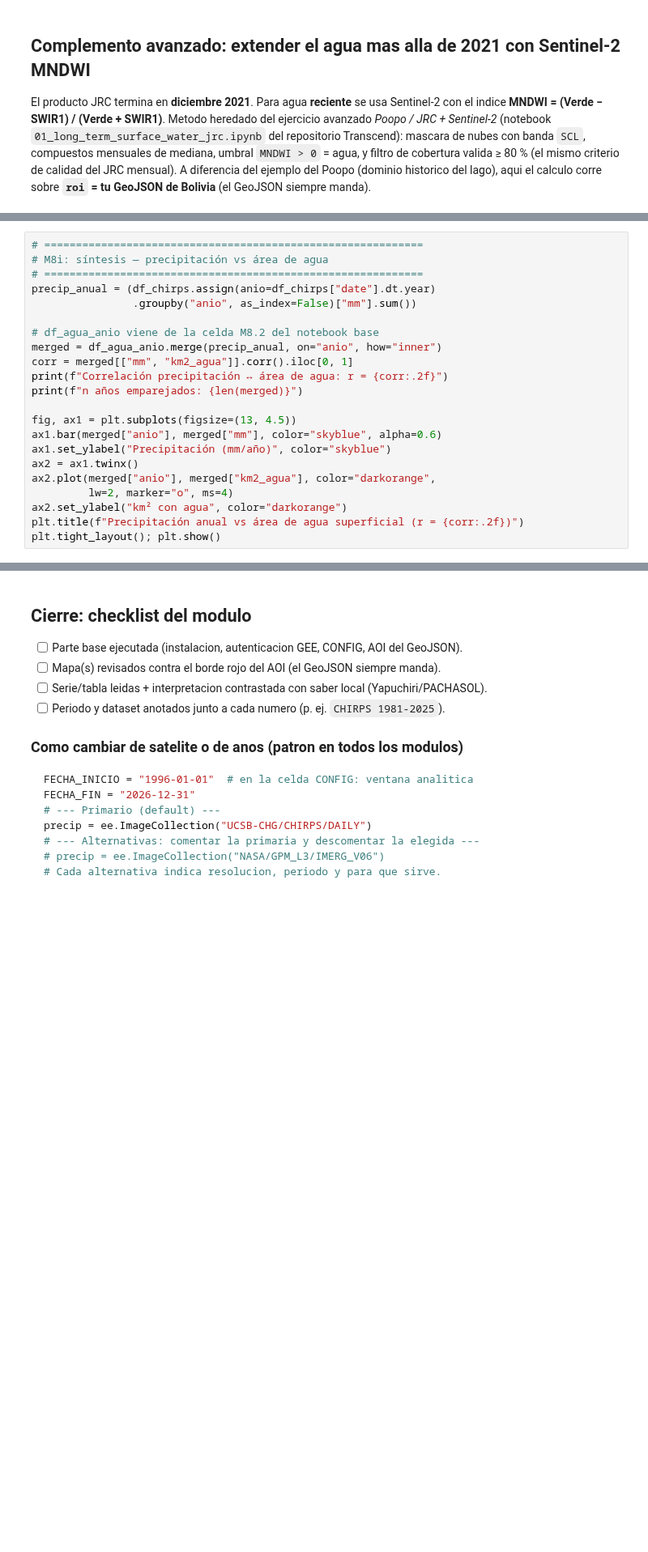
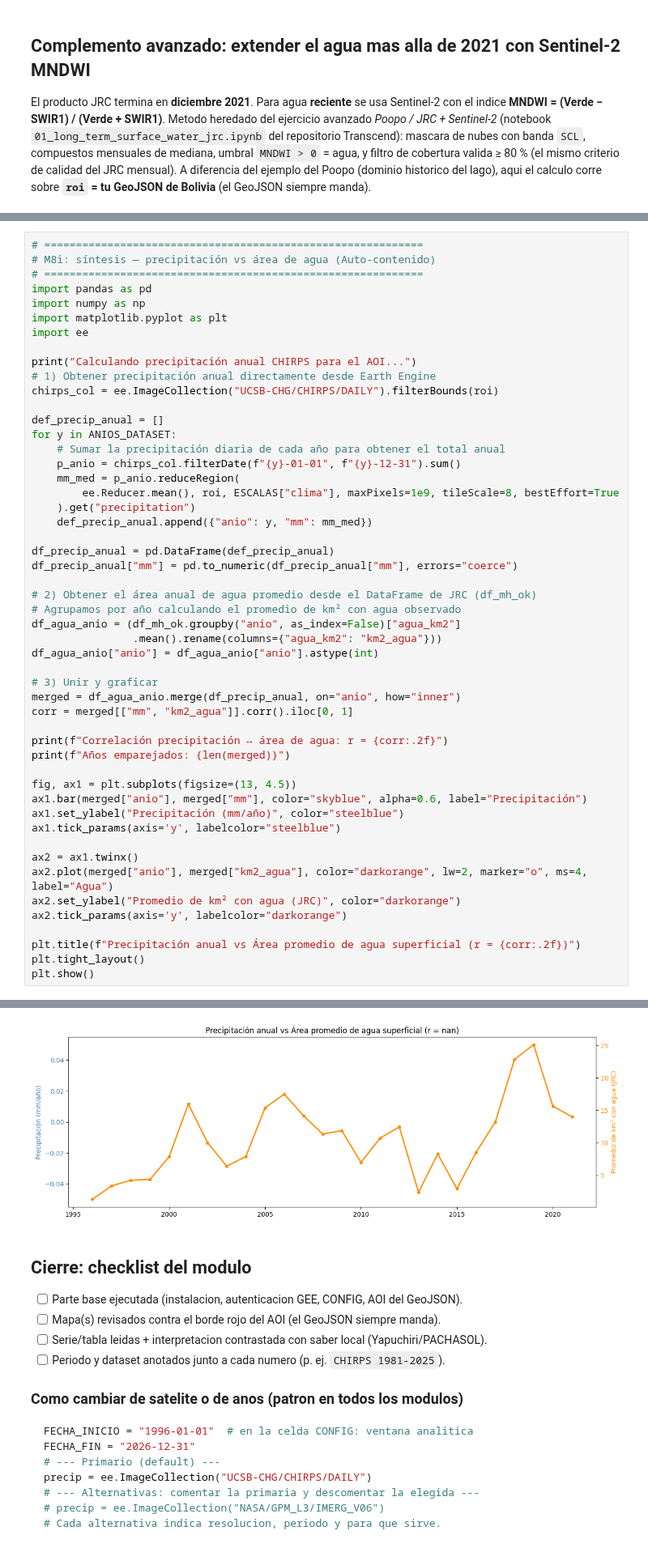
Before and after one commit to AGRIdigital-Climbat/PlantillaMapa, a Jupyter notebook: 08_Agua_Superficial/01_agua_superficial.ipynb, the cells around one changed output, grey strips where cells are left out. Shown at 81% size. Saved outputs shown, nothing was run; the diff lists cells and outputs as text; blank space fills up the shorter version.

```diff
--- a/08_Agua_Superficial/01_agua_superficial.ipynb
+++ b/08_Agua_Superficial/01_agua_superficial.ipynb
@@ -824,22 +861,52 @@ plt.tight_layout(); plt.show()
 # %%
 # ============================================================
-# M8i: síntesis — precipitación vs área de agua
+# M8i: síntesis — precipitación vs área de agua (Auto-contenido)
 # ============================================================
-precip_anual = (df_chirps.assign(anio=df_chirps["date"].dt.year)
-                .groupby("anio", as_index=False)["mm"].sum())
+import pandas as pd
+import numpy as np
+import matplotlib.pyplot as plt
+import ee
 
-# df_agua_anio viene de la celda M8.2 del notebook base
-merged = df_agua_anio.merge(precip_anual, on="anio", how="inner")
+print("Calculando precipitación anual CHIRPS para el AOI...")
+# 1) Obtener precipitación anual directamente desde Earth Engine
+chirps_col = ee.ImageCollection("UCSB-CHG/CHIRPS/DAILY").filterBounds(roi)
+
+def_precip_anual = []
+for y in ANIOS_DATASET:
+    # Sumar la precipitación diaria de cada año para obtener el total anual
+    p_anio = chirps_col.filterDate(f"{y}-01-01", f"{y}-12-31").sum()
+    mm_med = p_anio.reduceRegion(
+        ee.Reducer.mean(), roi, ESCALAS["clima"], maxPixels=1e9, tileScale=8, bestEffort=True
+    ).get("precipitation")
+    def_precip_anual.append({"anio": y, "mm": mm_med})
+
+df_precip_anual = pd.DataFrame(def_precip_anual)
+df_precip_anual["mm"] = pd.to_numeric(df_precip_anual["mm"], errors="coerce")
+
+# 2) Obtener el área anual de agua promedio desde el DataFrame de JRC (df_mh_ok)
+# Agrupamos por año calculando el promedio de km² con agua observado
+df_agua_anio = (df_mh_ok.groupby("anio", as_index=False)["agua_km2"]
+                .mean().rename(columns={"agua_km2": "km2_agua"}))
+df_agua_anio["anio"] = df_agua_anio["anio"].astype(int)
+
+# 3) Unir y graficar
+merged = df_agua_anio.merge(df_precip_anual, on="anio", how="inner")
 corr = merged[["mm", "km2_agua"]].corr().iloc[0, 1]
+
 print(f"Correlación precipitación ↔ área de agua: r = {corr:.2f}")
-print(f"n años emparejados: {len(merged)}")
+print(f"Años emparejados: {len(merged)}")
 
 fig, ax1 = plt.subplots(figsize=(13, 4.5))
-ax1.bar(merged["anio"], merged["mm"], color="skyblue", alpha=0.6)
-ax1.set_ylabel("Precipitación (mm/año)", color="skyblue")
+ax1.bar(merged["anio"], merged["mm"], color="skyblue", alpha=0.6, label="Precipitación")
+ax1.set_ylabel("Precipitación (mm/año)", color="steelblue")
+ax1.tick_params(axis='y', labelcolor="steelblue")
+
 ax2 = ax1.twinx()
-ax2.plot(merged["anio"], merged["km2_agua"], color="darkorange",
-         lw=2, marker="o", ms=4)
-ax2.set_ylabel("km² con agua", color="darkorange")
-plt.title(f"Precipitación anual vs área de agua superficial (r = {corr:.2f})")
-plt.tight_layout(); plt.show()
+ax2.plot(merged["anio"], merged["km2_agua"], color="darkorange", lw=2, marker="o", ms=4, label="Agua")
+ax2.set_ylabel("Promedio de km² con agua (JRC)", color="darkorange")
+ax2.tick_params(axis='y', labelcolor="darkorange")
+
+plt.title(f"Precipitación anual vs Área promedio de agua superficial (r = {corr:.2f})")
+plt.tight_layout()
+plt.show()
+# %% [output]
@@ -846,3 +916,4 @@ plt.tight_layout(); plt.show()
+[figure, added]
 # %% [markdown]
 ## Cierre: checklist del modulo
 
```
Also changed, not shown: parts of 5 cells of this notebook.
